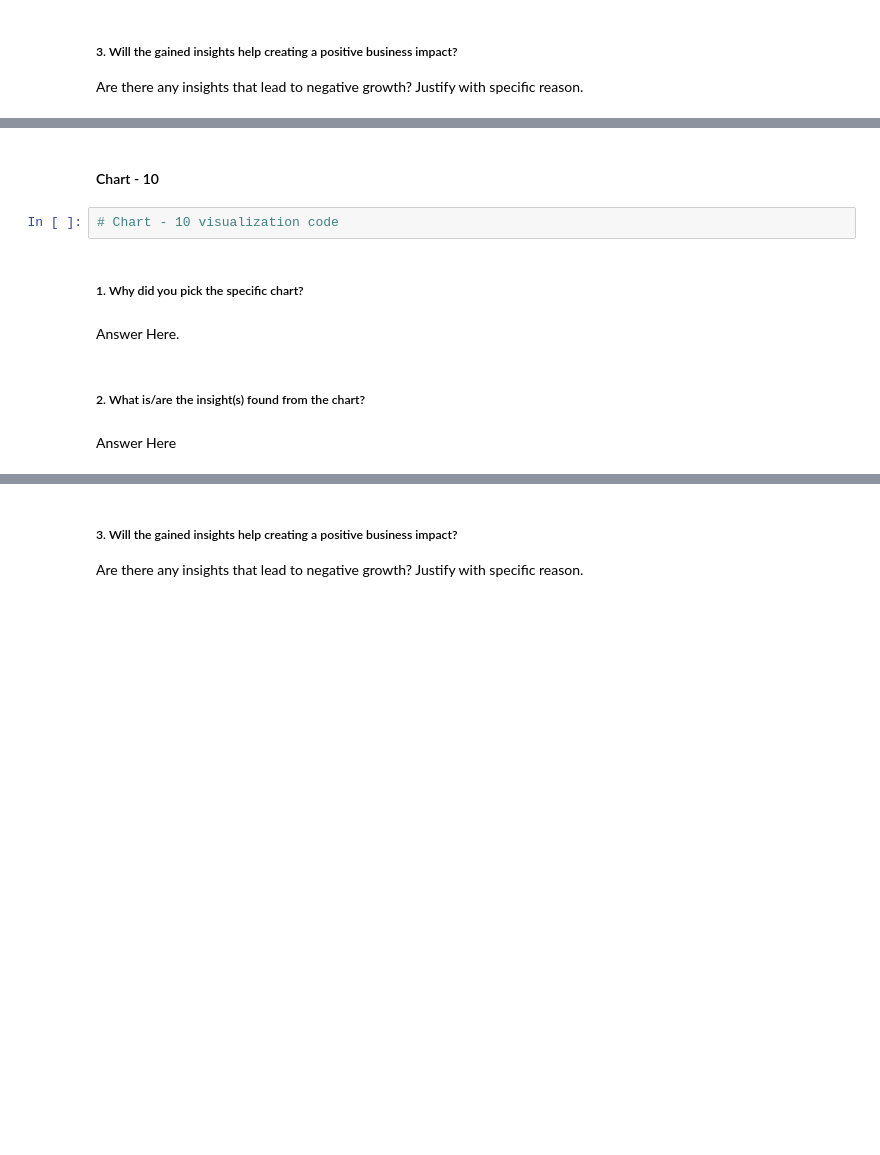
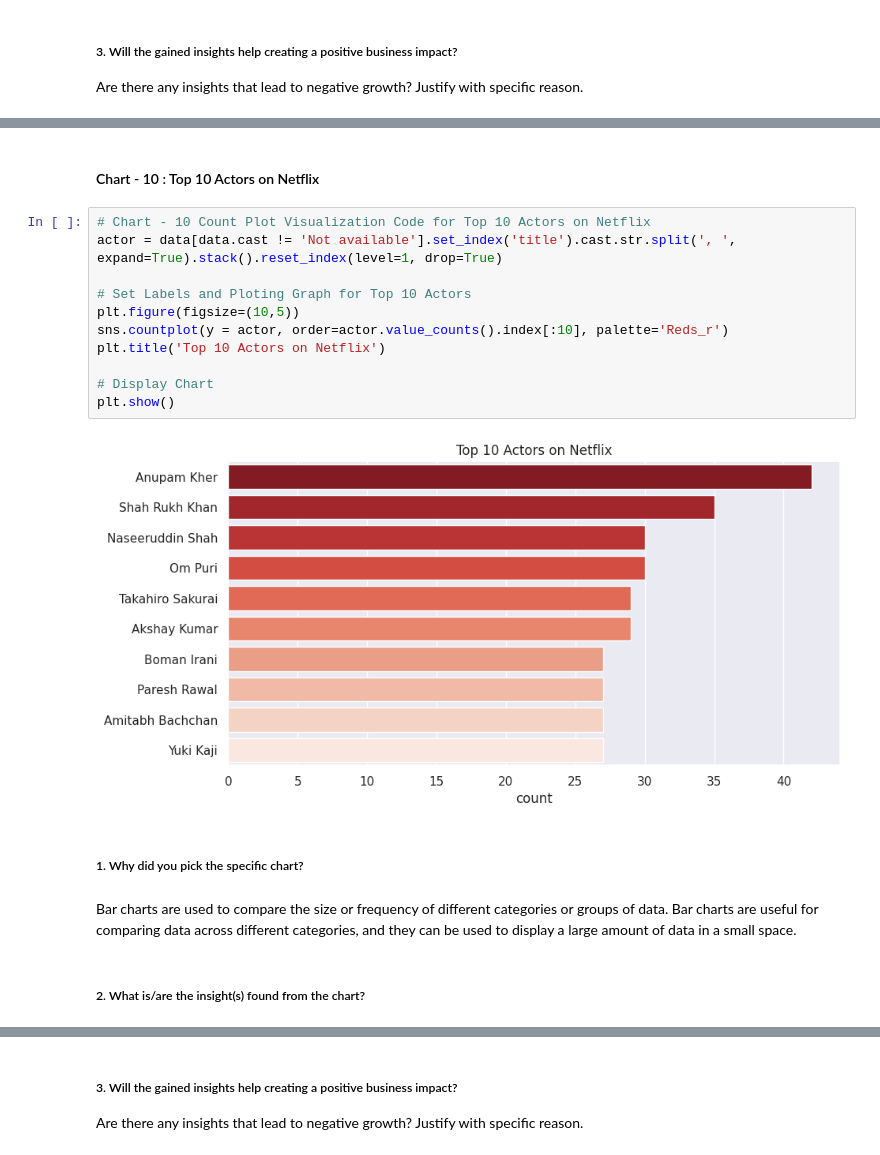
Before and after one commit to Apaulgithub/Netflix_Movies_And_TV_Shows_Clustering, a Jupyter notebook: Netflix_Movies_And_TV_Shows_Clustering_(Unsupervised_ML).ipynb, the cells around one changed output, grey strips where cells are left out. Cells and saved outputs as stored; diff of their text form; blank space fills up the shorter version.

```diff
--- a/Netflix_Movies_And_TV_Shows_Clustering_(Unsupervised_ML).ipynb
+++ b/Netflix_Movies_And_TV_Shows_Clustering_(Unsupervised_ML).ipynb
@@ -768,12 +779,21 @@ Answer Here
 # %% [markdown]
-#### Chart - 10
+#### Chart - 10 : Top 10 Actors on Netflix
-# %%
-# Chart - 10 visualization code
+# %%
+# Chart - 10 Count Plot Visualization Code for Top 10 Actors on Netflix
+actor = data[data.cast != 'Not available'].set_index('title').cast.str.split(', ', expand=True).stack().reset_index(level=1, drop=True)
+
+# Set Labels and Ploting Graph for Top 10 Actors
+plt.figure(figsize=(10,5))
+sns.countplot(y = actor, order=actor.value_counts().index[:10], palette='Reds_r')
+plt.title('Top 10 Actors on Netflix')
+
+# Display Chart
+plt.show()
+# %% [output]
+[figure, added]
 # %% [markdown]
 ##### 1. Why did you pick the specific chart?
-# %% [markdown]
-Answer Here.
+# %% [markdown]
+Bar charts are used to compare the size or frequency of different categories or groups of data. Bar charts are useful for comparing data across different categories, and they can be used to display a large amount of data in a small space.
 # %% [markdown]
 ##### 2. What is/are the insight(s) found from the chart?
-# %% [markdown]
-Answer Here
```
Also changed, not shown: parts of 69 cells of this notebook.
